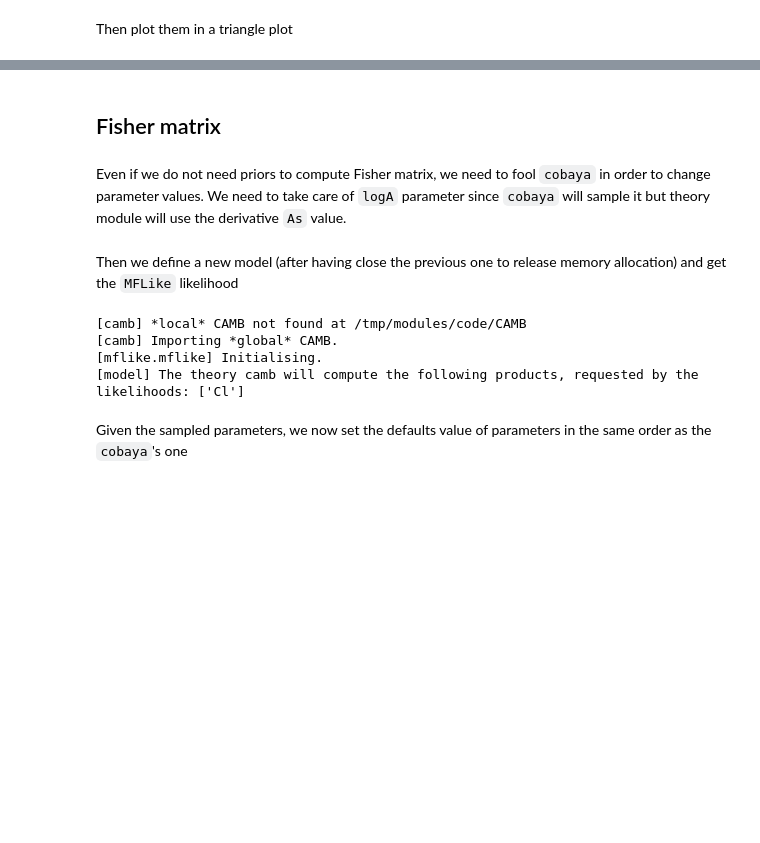
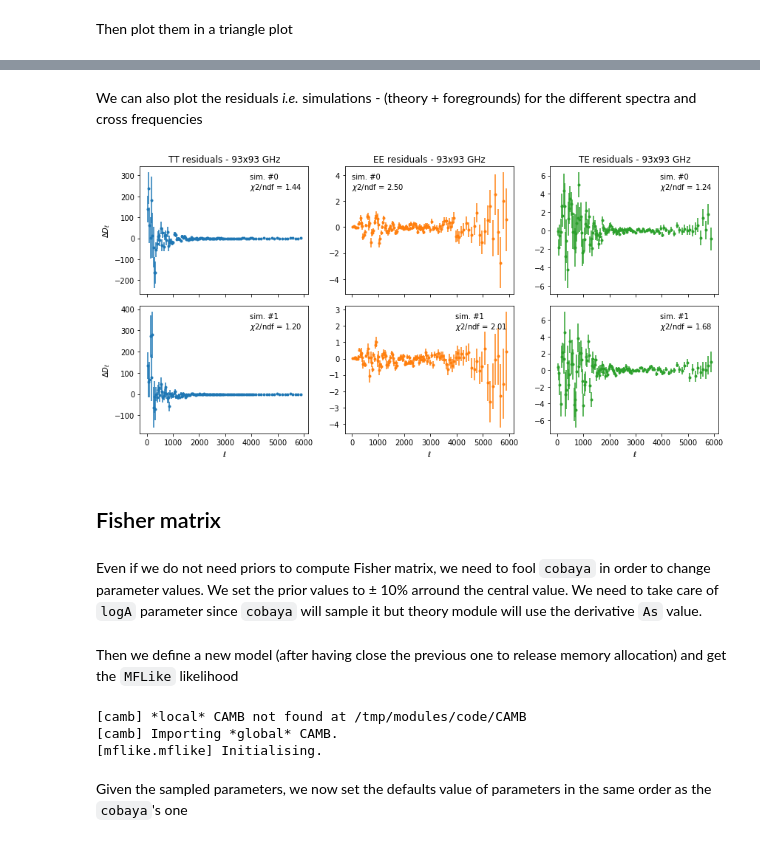
Before and after one commit to simonsobs/LAT_MFLike, a Jupyter notebook: notebooks/mflike_tutorial.ipynb, the cells around one changed output, grey strips where cells are left out. Cells and saved outputs as stored; diff of their text form; code cells hidden in the pictures; blank space fills up the shorter version.

```diff
--- a/notebooks/mflike_tutorial.ipynb
+++ b/notebooks/mflike_tutorial.ipynb
@@ -254,8 +261,42 @@ plt.tight_layout()
+# %% [markdown]
+We can also plot the residuals *i.e.* simulations - (theory + foregrounds) for the different spectra
+and cross frequencies
+# %%
+spectra = ["tt", "ee", "te"]
+
+# Get binned theory + fg
+theory = {}
+for spec in spectra:
+    cov, bbl = read_sacc_cov(spec, cross)
+    ps_th = dls[spec]
+    ps_fg = fg_models[spec, "all", cross[0], cross[1]]
+    theory.update({spec: {"cl": np.dot(bbl[1], ps_th[bbl[0]]+ps_fg[bbl[0]]),
+                          "error": np.sqrt(np.diag(cov))}})
+
+fig, axes = plt.subplots(nsims, 3, sharex=True, figsize=(12, 3*nsims))
+for i in range(nsims):
+    for j, spec in enumerate(spectra):
+        l, cl = read_sacc_data(spec, cross, i)
+        x, y, yerr = l, cl - theory[spec]["cl"], theory[spec]["error"]
+        axes[i, j].errorbar(x, y, yerr, fmt=".C{}".format(j))
+        chi2 = np.sum((y/yerr)**2)
+        title = "sim. #%i\n$\chi2$/ndf = %.2f" % (i, chi2/len(y))
+        axes[i, j].legend([], title=title)
+
+for ax in axes[:, 0]:
+    ax.set_ylabel(r"$\Delta D_\ell$")
+for ax in axes[-1]:
+    ax.set_xlabel(r"$\ell$")
+for i, spec in enumerate(spectra):
+    axes[0, i].set_title(r"{} residuals - {}x{} GHz".format(spec.upper(), *cross))
+plt.tight_layout()
+# %% [output]
+[figure, added]
 # %% [markdown]
 ## Fisher matrix
 # %% [markdown]
 Even if we do not need priors to compute Fisher matrix, we need to fool `cobaya` in order to change
-parameter values. We need to take care of `logA` parameter since `cobaya` will sample it but theory
-module will use the derivative `As` value.
+parameter values. We set the prior values to &plusmn; 10% arround the central value. We need to take care
+of `logA` parameter since `cobaya` will sample it but theory module will use the derivative `As` value.
 # %%
 sampled_params = {**cosmo_params, **nuisance_params}.copy()
@@ -268,12 +309,11 @@ sampled_params["logA"] = {"prior": {"min": cosmo_params["logA"]["value"],
 Then we define a new model (after having close the previous one to release memory allocation) and
 get the `MFLike` likelihood
 # %%
-if model: model.close()
-
+model.close()
 info = {
     "params": sampled_params,
     "likelihood": mflike_config,
-    "theory": {"camb": None},
+    "theory": {"camb": {"extra_args": {"lens_potential_accuracy": 1}}},
     "modules": "/tmp/modules"
 }
 from cobaya.model import get_model
@@ -283,7 +323,6 @@ mflike = model.likelihood["mflike.MFLike"]
 [camb] *local* CAMB not found at /tmp/modules/code/CAMB
 [camb] Importing *global* CAMB.
 [mflike.mflike] Initialising.
-[model] The theory camb will compute the following products, requested by the likelihoods: ['Cl']
 # %% [markdown]
 Given the sampled parameters, we now set the defaults value of parameters in the same order as the
 `cobaya`'s one
```
Also changed, not shown: parts of 33 cells of this notebook.
